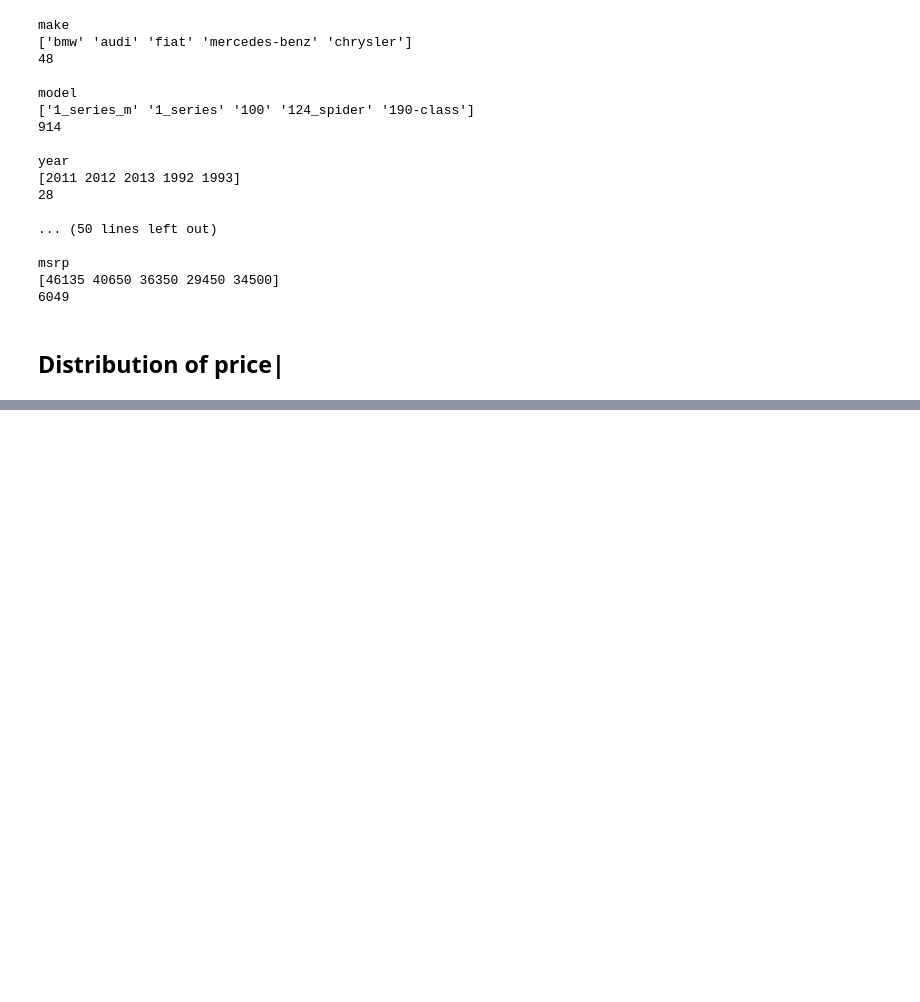
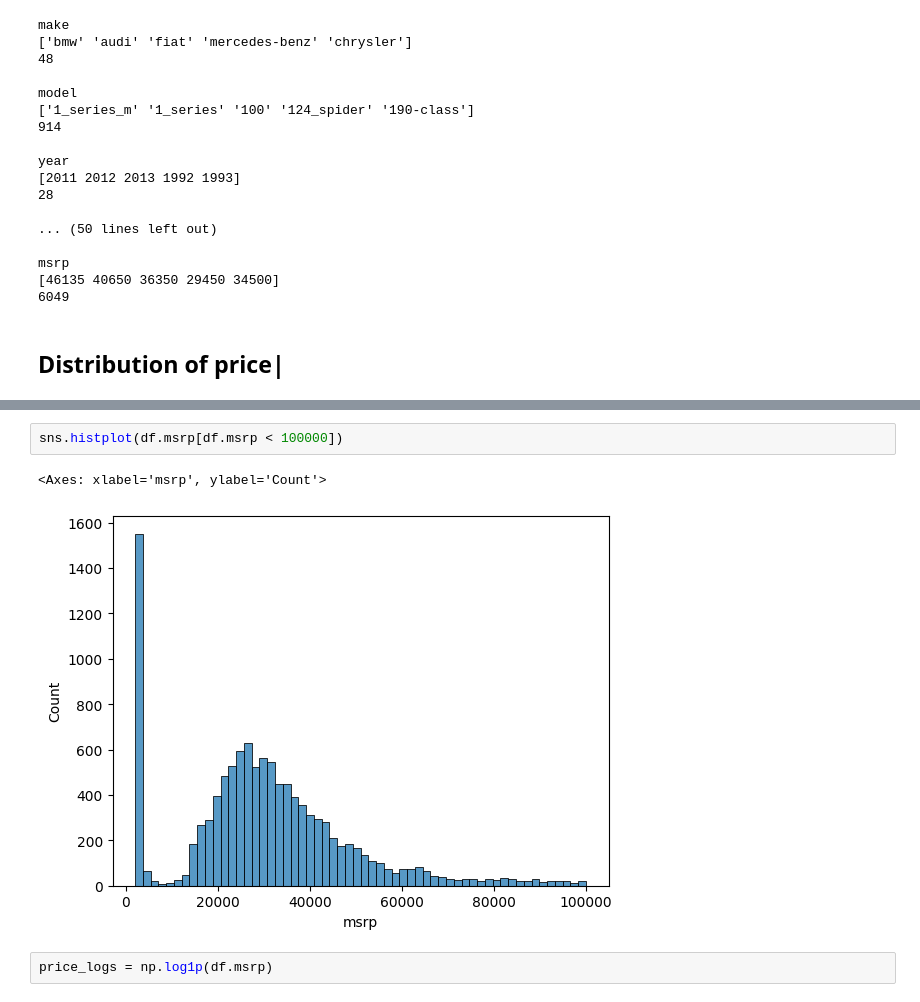
Before and after one commit to moolajide06/machine-learning-zoomcamp-2025, a Jupyter notebook: 02-regression/02-carprice.ipynb, the cells around one changed output, grey strips where cells are left out. Drawn from its saved outputs; the diff is of its cells as text; blank space fills up the shorter version.

```diff
--- a/02-regression/02-carprice.ipynb
+++ b/02-regression/02-carprice.ipynb
@@ -132,0 +138,7 @@ import seaborn as sns
+# %%
+sns.histplot(df.msrp[df.msrp < 100000])
+# %% [output]
+<Axes: xlabel='msrp', ylabel='Count'>
+[figure, added]
+# %%
+price_logs = np.log1p(df.msrp)
```
Also changed, not shown: parts of 17 cells of this notebook.
